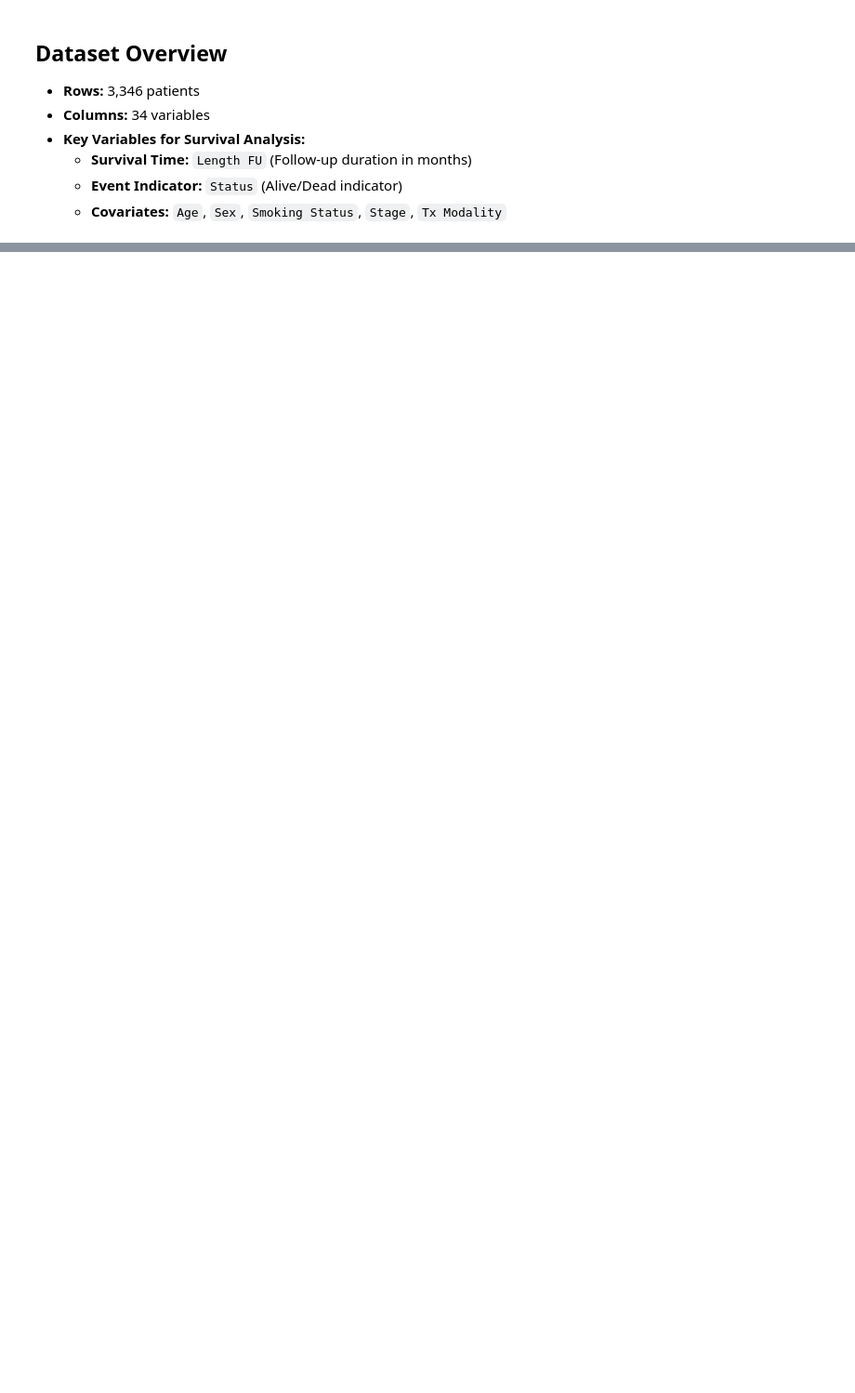
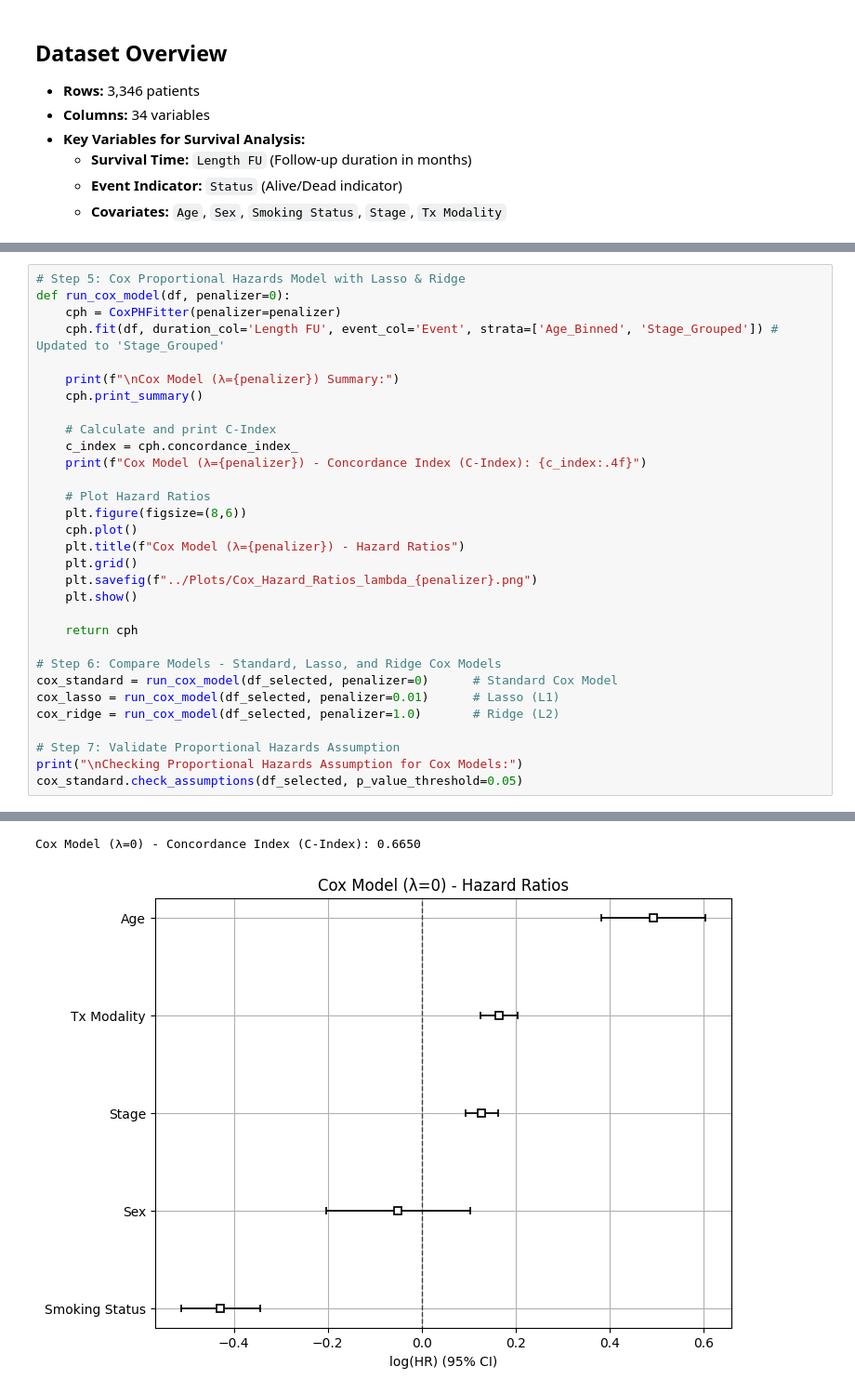
Before and after one commit to Kaleem-QADR/BINF5507_ML-AI_in_Bioinfo, a Jupyter notebook: Assignment_4/Scripts/main.ipynb, the cells around one changed output, grey strips where cells are left out. Shown: that part at 93% size. Cells and saved outputs as stored; diff of their text form; blank space fills up the shorter version.

```diff
--- a/Assignment_4/Scripts/main.ipynb
+++ b/Assignment_4/Scripts/main.ipynb
@@ -162,0 +162,32 @@ print("Log-Rank Test p-value:", log_rank_result.p_value)
+# %%
+# Step 5: Cox Proportional Hazards Model with Lasso & Ridge
+def run_cox_model(df, penalizer=0):
+    cph = CoxPHFitter(penalizer=penalizer)
+    cph.fit(df, duration_col='Length FU', event_col='Event', strata=['Age_Binned', 'Stage_Grouped']) # Updated to 'Stage_Grouped'
+
+    print(f"\nCox Model (λ={penalizer}) Summary:")
+    cph.print_summary()
+
+    # Calculate and print C-Index
+    c_index = cph.concordance_index_
+    print(f"Cox Model (λ={penalizer}) - Concordance Index (C-Index): {c_index:.4f}")
+
+    # Plot Hazard Ratios
+    plt.figure(figsize=(8,6))
+    cph.plot()
+    plt.title(f"Cox Model (λ={penalizer}) - Hazard Ratios")
+    plt.grid()
+    plt.savefig(f"../Plots/Cox_Hazard_Ratios_lambda_{penalizer}.png")
+    plt.show()
+
+    return cph
+
+# Step 6: Compare Models - Standard, Lasso, and Ridge Cox Models
+cox_standard = run_cox_model(df_selected, penalizer=0)      # Standard Cox Model
+cox_lasso = run_cox_model(df_selected, penalizer=0.01)      # Lasso (L1)
+cox_ridge = run_cox_model(df_selected, penalizer=1.0)       # Ridge (L2)
+
+# Step 7: Validate Proportional Hazards Assumption
+print("\nChecking Proportional Hazards Assumption for Cox Models:")
+cox_standard.check_assumptions(df_selected, p_value_threshold=0.05)
+# %% [output]
@@ -162,0 +214,2 @@ print("Log-Rank Test p-value:", log_rank_result.p_value)
+Cox Model (λ=0) - Concordance Index (C-Index): 0.6650
+[figure, added]
```
Also changed, not shown: parts of 19 cells of this notebook, 13 other files.
